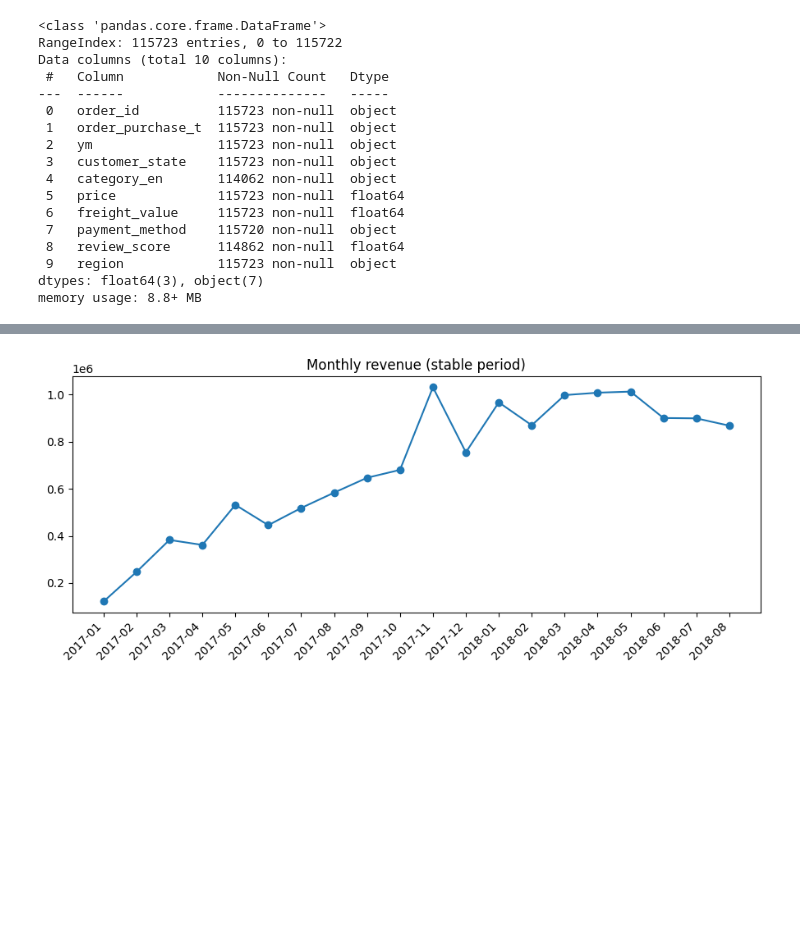
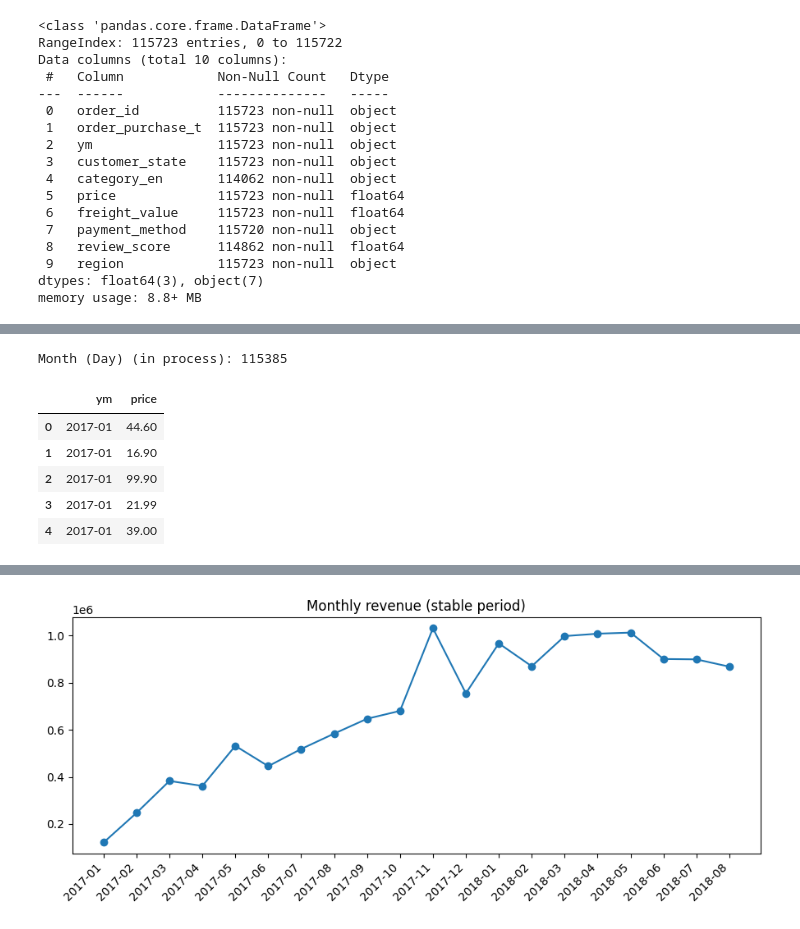
Before and after one commit to VikiTarasova/olist-analytics-, a Jupyter notebook: notebook/olist_predict2.ipynb, the cells around one changed output, grey strips where cells are left out. Drawn from its saved outputs; the diff is of its cells as text; code cells hidden in the pictures; blank space fills up the shorter version.

```diff
--- a/notebook/olist_predict2.ipynb
+++ b/notebook/olist_predict2.ipynb
@@ -100,0 +71,13 @@ dtype: int64
+# %%
+df_lr = df[(df.ym >= '2017-01') & (df.ym <= '2018-08')].reset_index(drop=True)
+df_lr = df_lr[['ym', 'price']]
+print("Month (Day) (in process):", len(df_lr))
+df_lr.head()
+# %% [output]
+Month (Day) (in process): 115385
+|  | ym | price |
+| 0 | 2017-01 | 44.60 |
+| 1 | 2017-01 | 16.90 |
+| 2 | 2017-01 | 99.90 |
+| 3 | 2017-01 | 21.99 |
+| 4 | 2017-01 | 39.00 |
```
Also changed, not shown: parts of 17 cells of this notebook.
